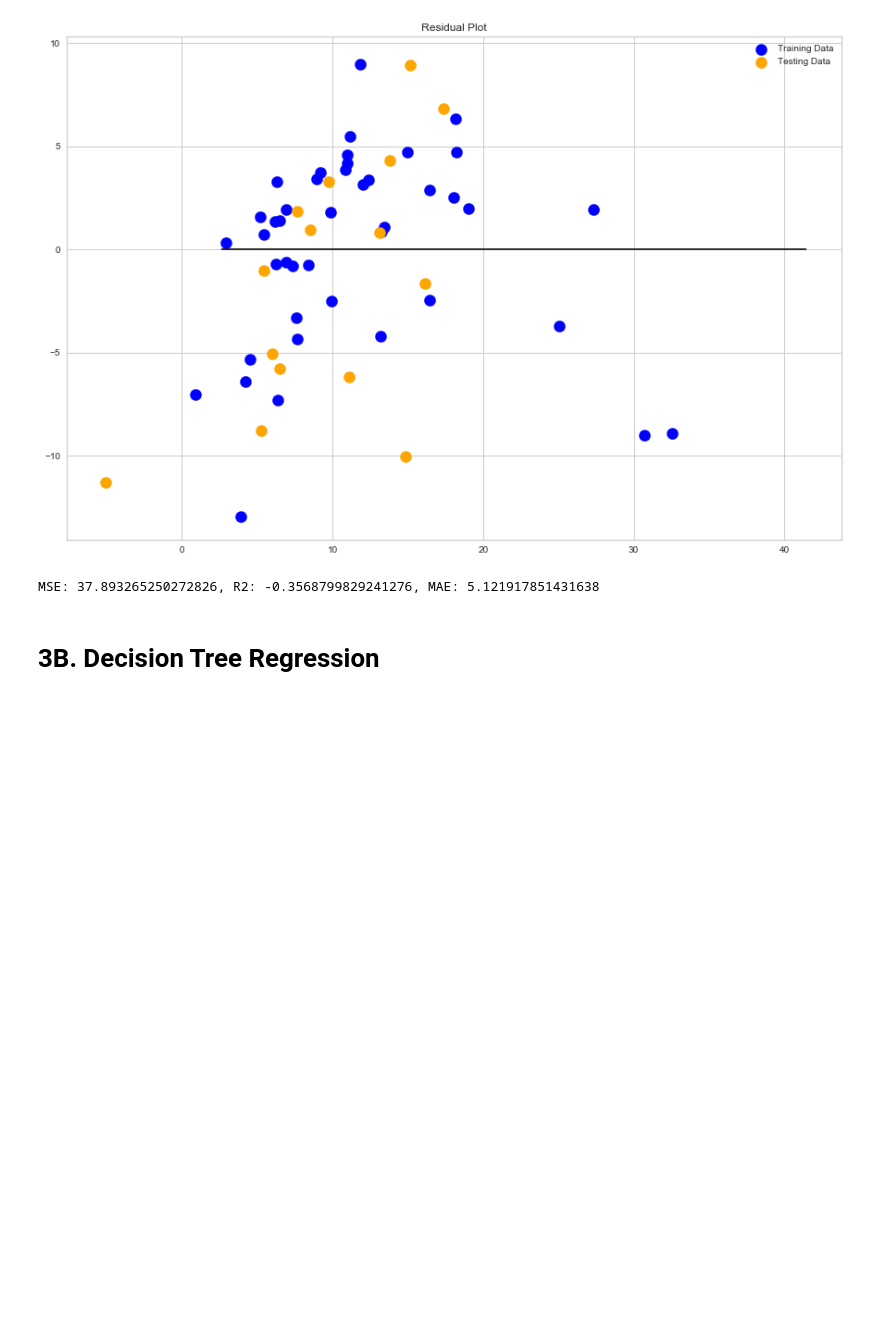
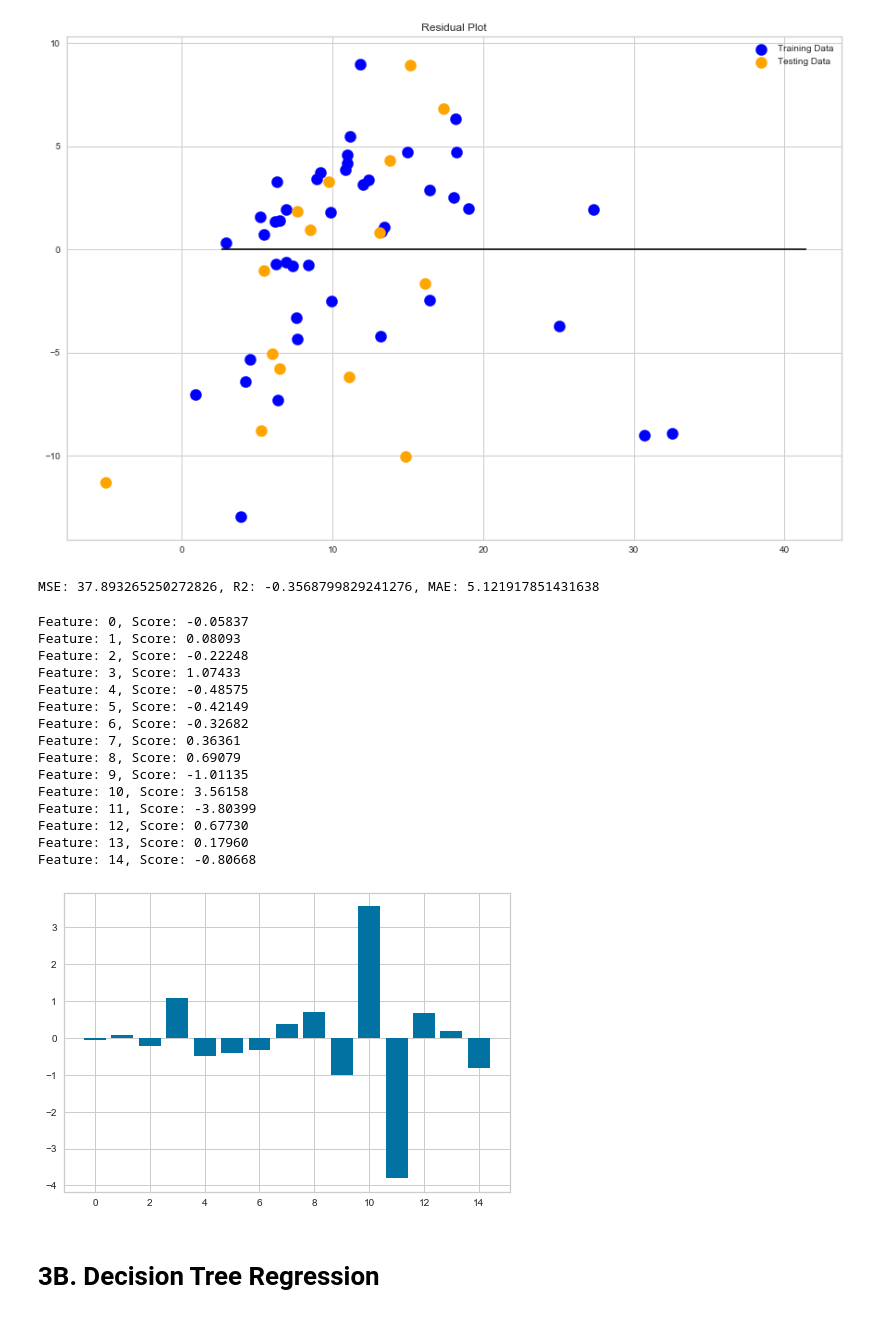
Before and after one commit to ermiasgelaye/Mental-Health-Predictor, a Jupyter notebook: machine_learning_analysis.ipynb, the cells around one changed output. Drawn from its saved outputs; the diff is of its cells as text; code cells hidden in the pictures; blank space fills up the shorter version.

```diff
--- a/machine_learning_analysis.ipynb
+++ b/machine_learning_analysis.ipynb
@@ -363,6 +364,32 @@ MAE=metrics.mean_absolute_error(y_test, predictions)
 print(f"MSE: {MSE}, R2: {r2}, MAE: {MAE}")
 # %% [output]
 MSE: 37.893265250272826, R2: -0.3568799829241276, MAE: 5.121917851431638
+# %%
+# get importance
+importance = model.coef_[0]
+# summarize feature importance
+for i,v in enumerate(importance):
+    print('Feature: %0d, Score: %.5f' % (i,v))
+# plot feature importance
+pyplot.bar([x for x in range(len(importance))], importance)
+pyplot.show()
+# %% [output]
+Feature: 0, Score: -0.05837
+Feature: 1, Score: 0.08093
+Feature: 2, Score: -0.22248
+Feature: 3, Score: 1.07433
+Feature: 4, Score: -0.48575
+Feature: 5, Score: -0.42149
+Feature: 6, Score: -0.32682
+Feature: 7, Score: 0.36361
+Feature: 8, Score: 0.69079
+Feature: 9, Score: -1.01135
+Feature: 10, Score: 3.56158
+Feature: 11, Score: -3.80399
+Feature: 12, Score: 0.67730
+Feature: 13, Score: 0.17960
+Feature: 14, Score: -0.80668
+[figure, added]
 # %% [markdown]
 # 3B. Decision Tree Regression
 # %%
```
Also changed, not shown: parts of 12 cells of this notebook, 3 other files.
